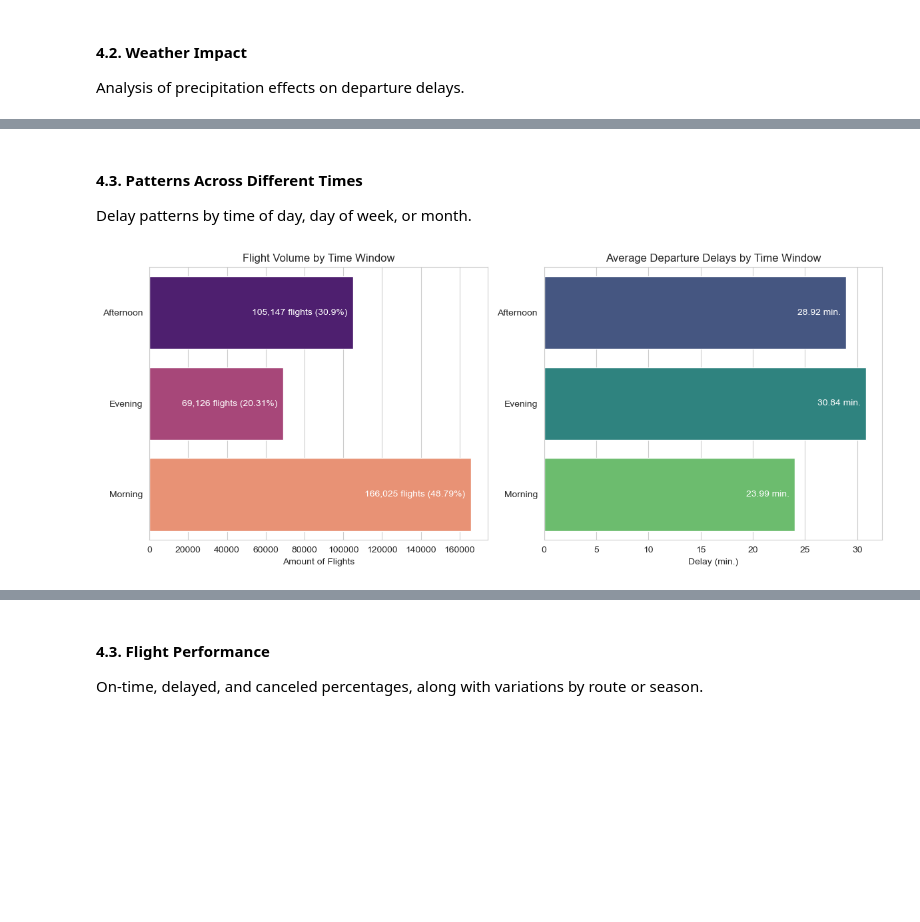
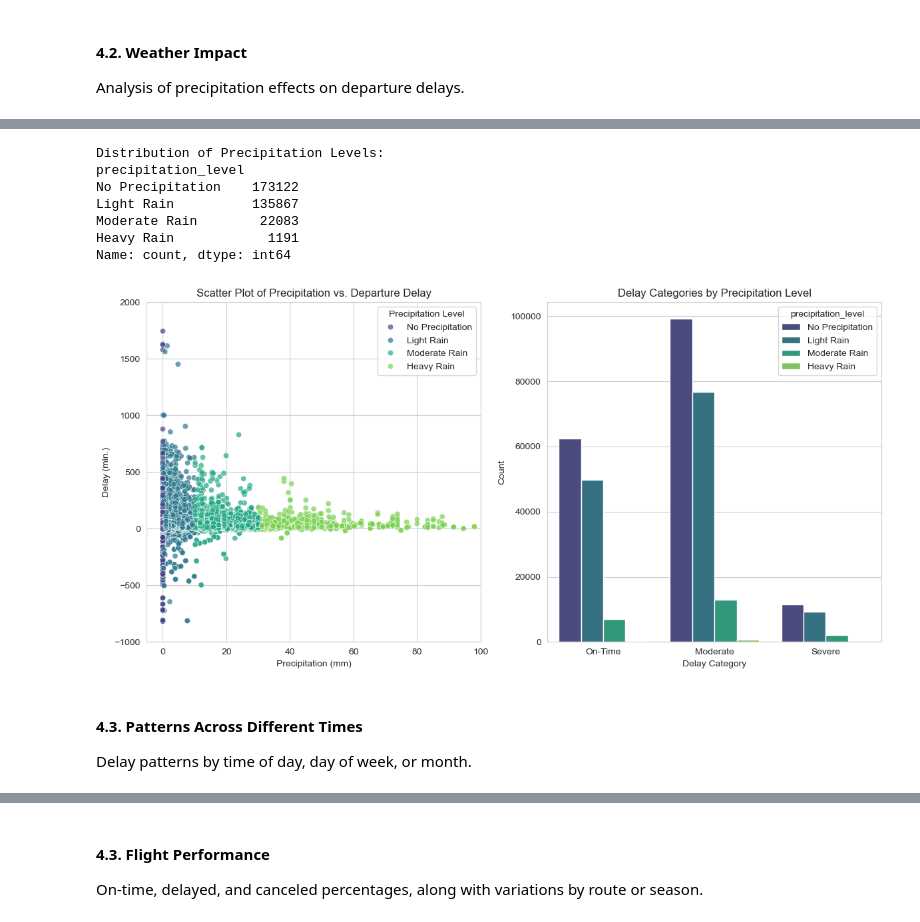
Before and after one commit to DT-Service-Consulting/avstats, a Jupyter notebook: avstats/AvStats_EDA.ipynb, the cells around one changed output, grey strips where cells are left out. Cells and saved outputs as stored; diff of their text form; code cells hidden in the pictures; blank space fills up the shorter version.

```diff
--- a/avstats/AvStats_EDA.ipynb
+++ b/avstats/AvStats_EDA.ipynb
@@ -364,39 +247,15 @@ Name: count, dtype: int64
+# %%
+plot_precipitation_impact(df_weather=df_weather, precipitation_column='prcp_dep', delay_column='dep_delay')
+# %% [output]
+Distribution of Precipitation Levels:
+precipitation_level
+No Precipitation    173122
+Light Rain          135867
+Moderate Rain        22083
+Heavy Rain            1191
+Name: count, dtype: int64
+[figure, added]
 # %% [markdown]
 #### **4.3. Patterns Across Different Times**
 
 Delay patterns by time of day, day of week, or month.
-# %%
-plt.figure(figsize=(12, 5))
-
-# Flight Volume by Time of Day
-flight_summary = df.groupby('dep_time_window')['uuid'].count()
-flight_summary_percentage = (flight_summary / df['dep_time_window'].count() * 100).round(2)
-
-plt.subplot(1, 2, 1)
-ax = sns.barplot(x=flight_summary.values, y=flight_summary.index, palette='magma')
-plt.title('Flight Volume by Time Window')
-plt.xlabel('Amount of Flights')
-plt.ylabel('')
-
-# Text annotations
-for i, (v, p) in enumerate(zip(flight_summary.values, flight_summary_percentage)):
-    ax.text(v - 3000, i, f"{v:,} flights ({p}%)", color='white', ha='right', va='center', fontsize=10)
-
-plt.tight_layout()
-
-# Delays by Time of Day
-time_of_day_delays = df.groupby('dep_time_window')['dep_delay'].mean()
-plt.subplot(1, 2, 2)
-ax = sns.barplot(x=time_of_day_delays.values, y=time_of_day_delays.index, palette='viridis')
-plt.title('Average Departure Delays by Time Window')
-plt.xlabel('Delay (min.)')
-plt.ylabel('')
-
-# Text annotations
-for index, value in enumerate(time_of_day_delays.values):
-    ax.text(value - 0.5, index, f"{value:.2f} min.", color='white', ha='right', va='center', fontsize=10)
-
-plt.tight_layout()
-plt.show()
-# %% [output]
-[figure, removed]
```
Also changed, not shown: parts of 15 cells of this notebook, 2 other files.
